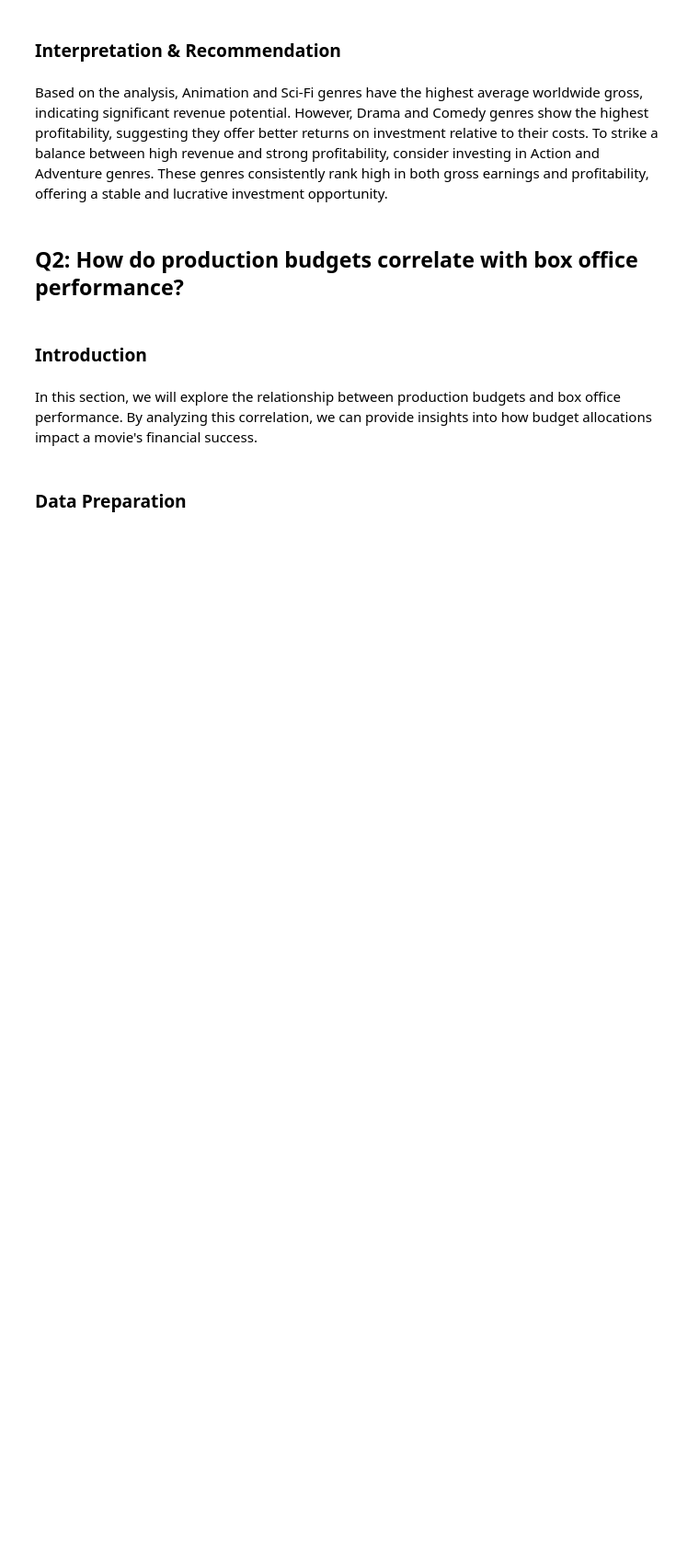
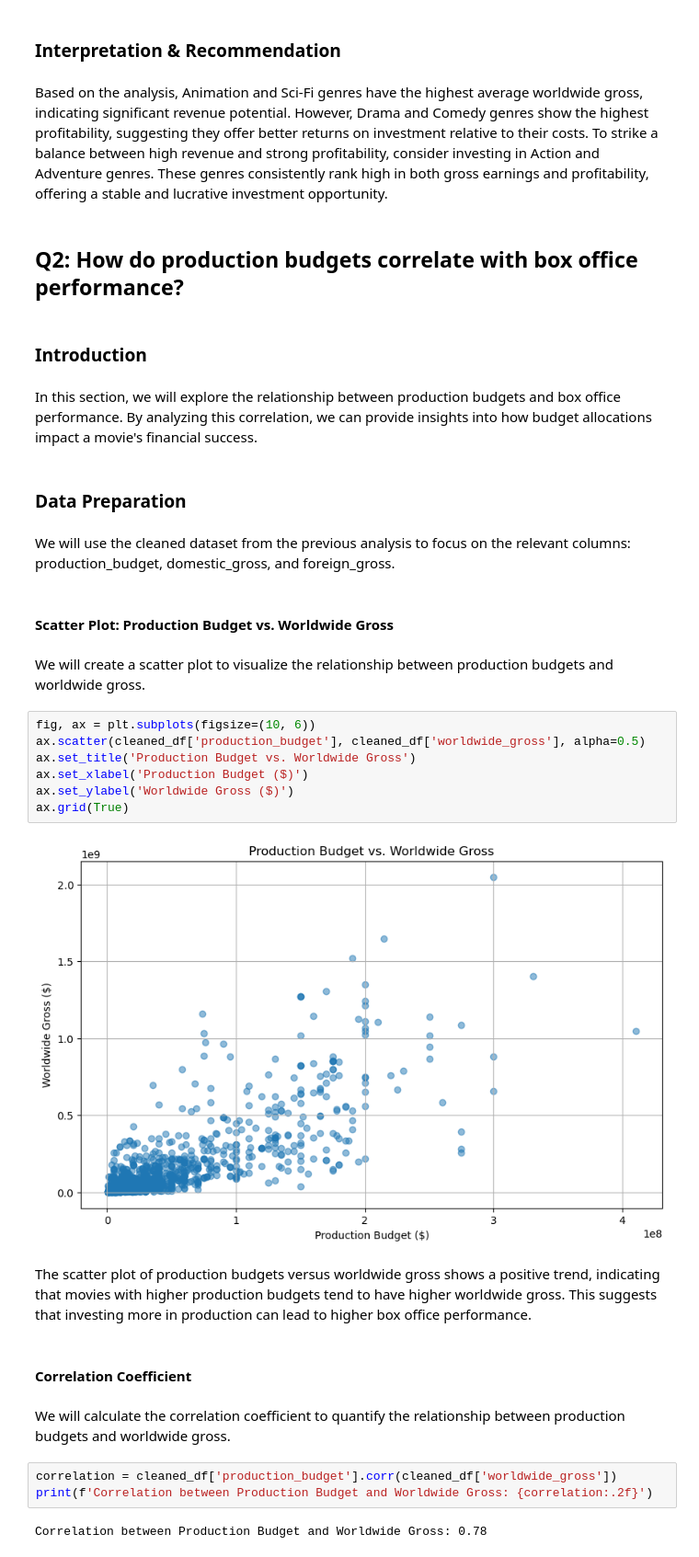
Before and after one commit to IdrisFallout/movie-market-analysis, a Jupyter notebook: notebooks/exploratory.ipynb, the cells around one changed output. Shown at 92% size. Saved outputs shown, nothing was run; the diff lists cells and outputs as text; blank space fills up the shorter version.

```diff
--- a/notebooks/exploratory.ipynb
+++ b/notebooks/exploratory.ipynb
@@ -496,3 +497,29 @@ Based on the analysis, Animation and Sci-Fi genres have the highest average worl
 In this section, we will explore the relationship between production budgets and box office performance. By analyzing this correlation, we can provide insights into how budget allocations impact a movie's financial success.
 # %% [markdown]
 ### Data Preparation
+# %% [markdown]
+We will use the cleaned dataset from the previous analysis to focus on the relevant columns: production_budget, domestic_gross, and foreign_gross.
+# %% [markdown]
+#### Scatter Plot: Production Budget vs. Worldwide Gross
+# %% [markdown]
+We will create a scatter plot to visualize the relationship between production budgets and worldwide gross.
+# %%
+fig, ax = plt.subplots(figsize=(10, 6))
+ax.scatter(cleaned_df['production_budget'], cleaned_df['worldwide_gross'], alpha=0.5)
+ax.set_title('Production Budget vs. Worldwide Gross')
+ax.set_xlabel('Production Budget ($)')
+ax.set_ylabel('Worldwide Gross ($)')
+ax.grid(True)
+# %% [output]
+[figure, added]
+# %% [markdown]
+The scatter plot of production budgets versus worldwide gross shows a positive trend, indicating that movies with higher production budgets tend to have higher worldwide gross. This suggests that investing more in production can lead to higher box office performance.
+# %% [markdown]
+#### Correlation Coefficient
+# %% [markdown]
+We will calculate the correlation coefficient to quantify the relationship between production budgets and worldwide gross.
+# %%
+correlation = cleaned_df['production_budget'].corr(cleaned_df['worldwide_gross'])
+print(f'Correlation between Production Budget and Worldwide Gross: {correlation:.2f}')
+# %% [output]
+Correlation between Production Budget and Worldwide Gross: 0.78
```
Also changed, not shown: parts of 22 cells of this notebook.
